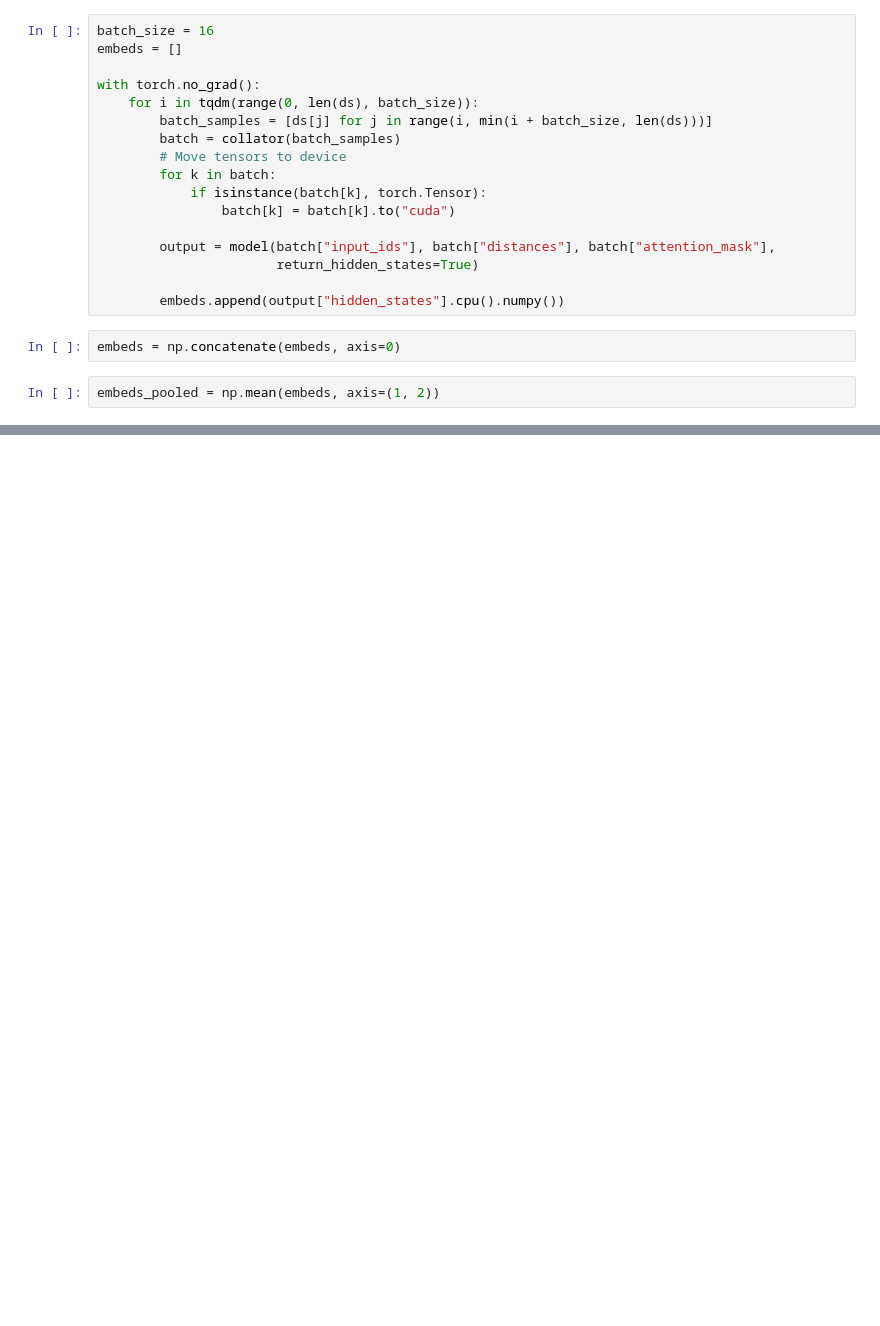
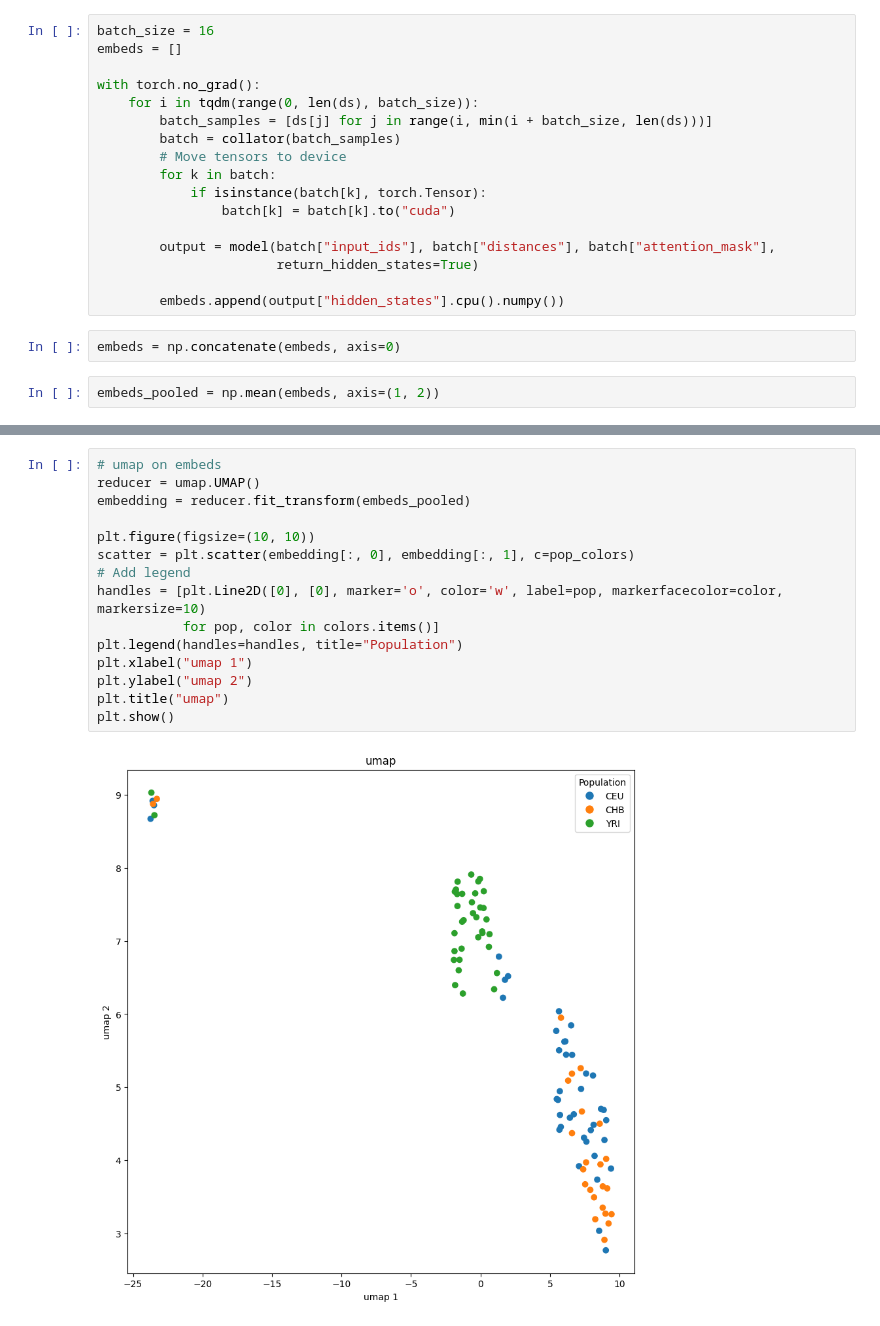
Before and after one commit to zongleon/popformer, a Jupyter notebook: explore.ipynb, the cells around one changed output, grey strips where cells are left out. Drawn from its saved outputs; the diff is of its cells as text; blank space fills up the shorter version.

```diff
--- a/explore.ipynb
+++ b/explore.ipynb
@@ -94,0 +100,17 @@ plt.show()
+# %%
+# umap on embeds
+reducer = umap.UMAP()
+embedding = reducer.fit_transform(embeds_pooled)
+
+plt.figure(figsize=(10, 10))
+scatter = plt.scatter(embedding[:, 0], embedding[:, 1], c=pop_colors)
+# Add legend
+handles = [plt.Line2D([0], [0], marker='o', color='w', label=pop, markerfacecolor=color, markersize=10)
+           for pop, color in colors.items()]
+plt.legend(handles=handles, title="Population")
+plt.xlabel("umap 1")
+plt.ylabel("umap 2")
+plt.title("umap")
+plt.show()
+# %% [output]
+[figure, added]
```
Also changed, not shown: parts of 5 cells of this notebook, 3 other files.
